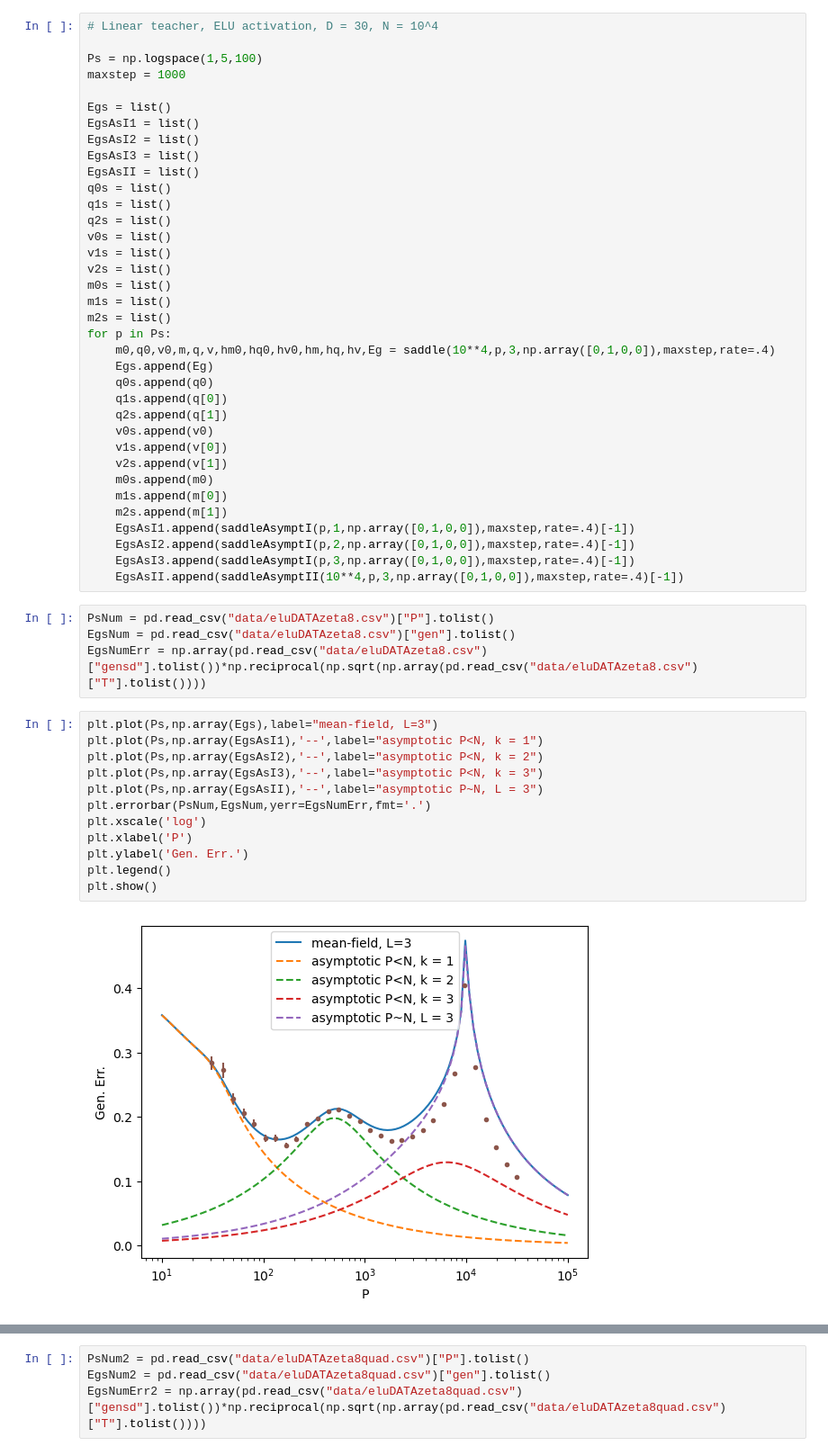
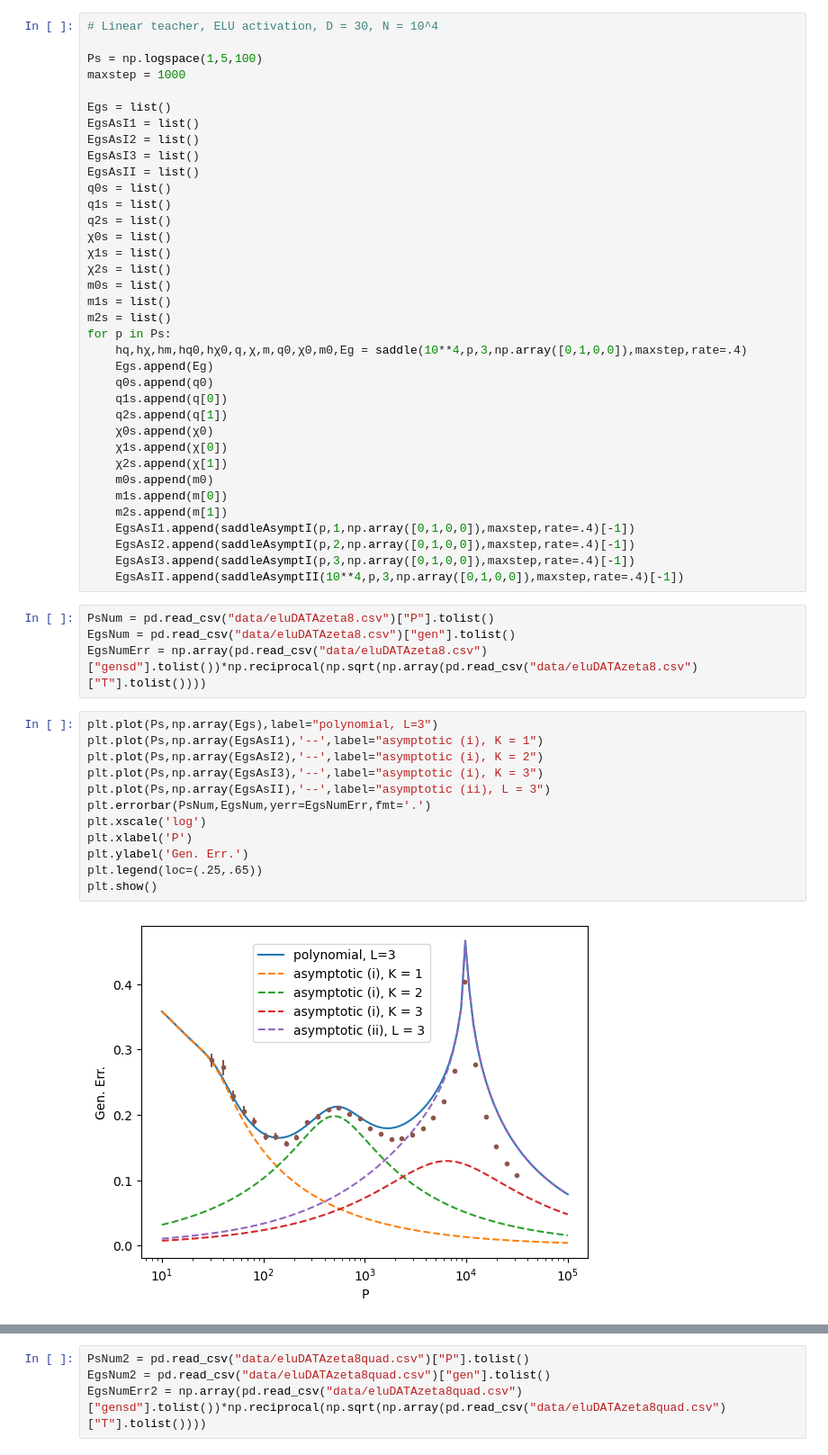
Before and after one commit to MauroPastore/RandomFeatures, a Jupyter notebook: saddlePoint.ipynb, the cells around one changed output, grey strips where cells are left out. Shown at 90% size. Cells and saved outputs as stored; diff of their text form.

```diff
--- a/saddlePoint.ipynb
+++ b/saddlePoint.ipynb
@@ -299,21 +309,21 @@ EgsAsII = list()
 q0s = list()
 q1s = list()
 q2s = list()
-v0s = list()
-v1s = list()
-v2s = list()
+χ0s = list()
+χ1s = list()
+χ2s = list()
 m0s = list()
 m1s = list()
 m2s = list()
 for p in Ps:
-    m0,q0,v0,m,q,v,hm0,hq0,hv0,hm,hq,hv,Eg = saddle(10**4,p,3,np.array([0,1,0,0]),maxstep,rate=.4)
+    hq,hχ,hm,hq0,hχ0,q,χ,m,q0,χ0,m0,Eg = saddle(10**4,p,3,np.array([0,1,0,0]),maxstep,rate=.4)
     Egs.append(Eg)
     q0s.append(q0)
     q1s.append(q[0])
     q2s.append(q[1])
-    v0s.append(v0)
-    v1s.append(v[0])
-    v2s.append(v[1])
+    χ0s.append(χ0)
+    χ1s.append(χ[0])
+    χ2s.append(χ[1])
     m0s.append(m0)
     m1s.append(m[0])
     m2s.append(m[1])
@@ -326,17 +336,17 @@ PsNum = pd.read_csv("data/eluDATAzeta8.csv")["P"].tolist()
 EgsNum = pd.read_csv("data/eluDATAzeta8.csv")["gen"].tolist()
 EgsNumErr = np.array(pd.read_csv("data/eluDATAzeta8.csv")["gensd"].tolist())*np.reciprocal(np.sqrt(np.array(pd.read_csv("data/eluDATAzeta8.csv")["T"].tolist())))
 # %%
-plt.plot(Ps,np.array(Egs),label="mean-field, L=3")
-plt.plot(Ps,np.array(EgsAsI1),'--',label="asymptotic P<N, k = 1")
-plt.plot(Ps,np.array(EgsAsI2),'--',label="asymptotic P<N, k = 2")
-plt.plot(Ps,np.array(EgsAsI3),'--',label="asymptotic P<N, k = 3")
-plt.plot(Ps,np.array(EgsAsII),'--',label="asymptotic P~N, L = 3")
+plt.plot(Ps,np.array(Egs),label="polynomial, L=3")
+plt.plot(Ps,np.array(EgsAsI1),'--',label="asymptotic (i), K = 1")
+plt.plot(Ps,np.array(EgsAsI2),'--',label="asymptotic (i), K = 2")
+plt.plot(Ps,np.array(EgsAsI3),'--',label="asymptotic (i), K = 3")
+plt.plot(Ps,np.array(EgsAsII),'--',label="asymptotic (ii), L = 3")
 plt.errorbar(PsNum,EgsNum,yerr=EgsNumErr,fmt='.')
 plt.xscale('log')
 plt.xlabel('P')
 plt.ylabel('Gen. Err.')
-plt.legend()
+plt.legend(loc=(.25,.65))
 plt.show()
 # %% [output]
-[figure, old version]
+[figure, new version]
 # %%
```
Also changed, not shown: parts of 9 cells of this notebook, 1 other file.
